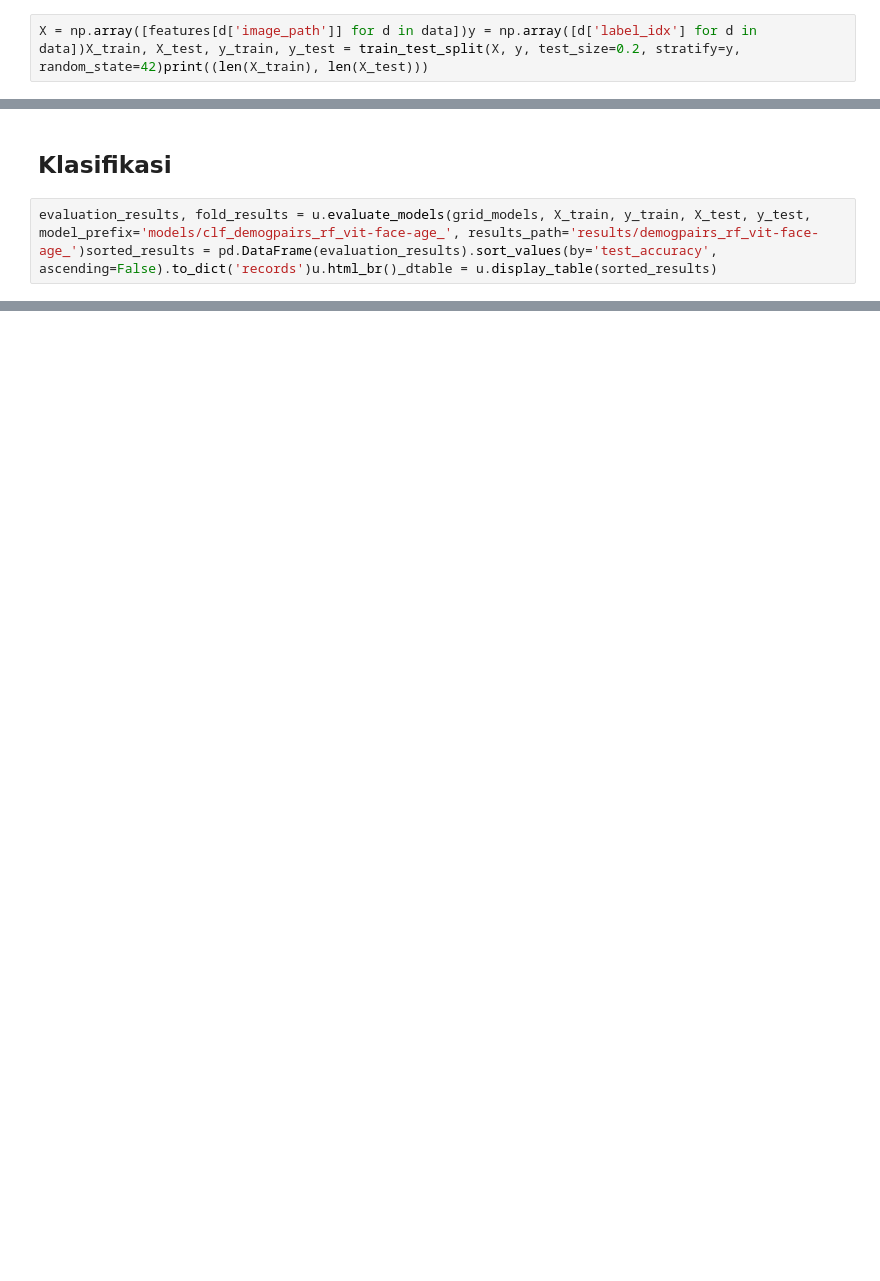
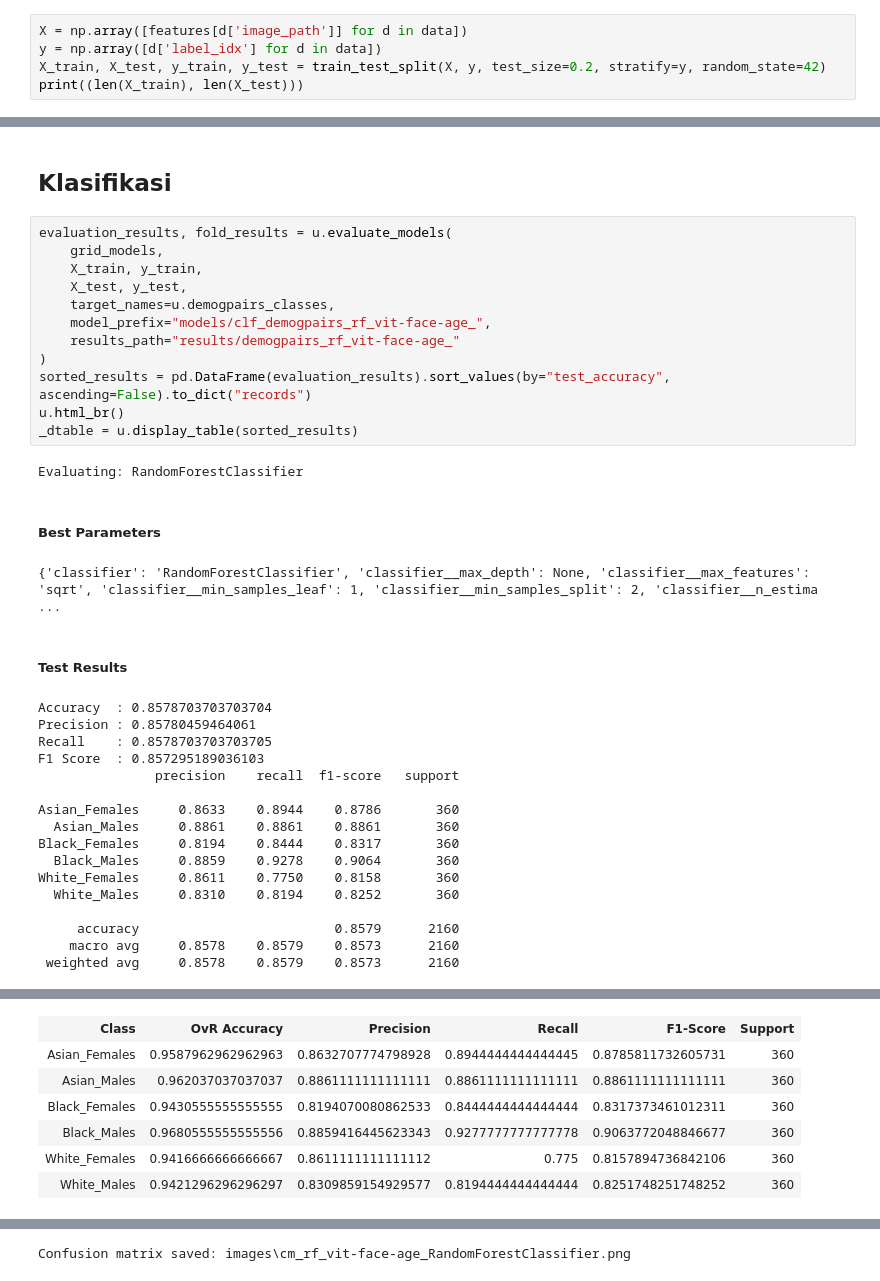
Before and after one commit to rafyakbar/face-race-gender-classification-using-multi-domain-vit, a Jupyter notebook: experiment/code/2.4.4_rf_vit-face-age_demogpairs.ipynb, the cells around one changed output, grey strips where cells are left out. Saved outputs shown, nothing was run; the diff lists cells and outputs as text; blank space fills up the shorter version.

Commit message:
fix: update RF notebooks (add target_names, fix single-line cells)

```diff
--- a/experiment/code/2.4.4_rf_vit-face-age_demogpairs.ipynb
+++ b/experiment/code/2.4.4_rf_vit-face-age_demogpairs.ipynb
@@ -33,4 +51,7 @@ print('Jumlah fitur per gambar:', np.array(features[list(features.keys())[0]]).s
 # %% [markdown]
 ## Split Data
 # %%
-X = np.array([features[d['image_path']] for d in data])y = np.array([d['label_idx'] for d in data])X_train, X_test, y_train, y_test = train_test_split(X, y, test_size=0.2, stratify=y, random_state=42)print((len(X_train), len(X_test)))
+X = np.array([features[d['image_path']] for d in data])
+y = np.array([d['label_idx'] for d in data])
+X_train, X_test, y_train, y_test = train_test_split(X, y, test_size=0.2, stratify=y, random_state=42)
+print((len(X_train), len(X_test)))
@@ -80,4 +105,35 @@ for params in grid_params:
 # %% [markdown]
 ## Klasifikasi
 # %%
-evaluation_results, fold_results = u.evaluate_models(grid_models, X_train, y_train, X_test, y_test, model_prefix='models/clf_demogpairs_rf_vit-face-age_', results_path='results/demogpairs_rf_vit-face-age_')sorted_results = pd.DataFrame(evaluation_results).sort_values(by='test_accuracy', ascending=False).to_dict('records')u.html_br()_dtable = u.display_table(sorted_results)
+evaluation_results, fold_results = u.evaluate_models(
+    grid_models,
+    X_train, y_train,
+    X_test, y_test,
+    target_names=u.demogpairs_classes,
+    model_prefix="models/clf_demogpairs_rf_vit-face-age_",
+    results_path="results/demogpairs_rf_vit-face-age_"
+)
+sorted_results = pd.DataFrame(evaluation_results).sort_values(by="test_accuracy", ascending=False).to_dict("records")
+u.html_br()
+_dtable = u.display_table(sorted_results)
+# %% [output]
+Evaluating: RandomForestClassifier
+Best Parameters
+{'classifier': 'RandomForestClassifier', 'classifier__max_depth': None, 'classifier__max_features': 'sqrt', 'classifier__min_samples_leaf': 1, 'classifier__min_samples_split': 2, 'classifier__n_estima ...
+Test Results
+Accuracy  : 0.8578703703703704
+Precision : 0.85780459464061
+Recall    : 0.8578703703703705
+F1 Score  : 0.857295189036103
+               precision    recall  f1-score   support
+
+Asian_Females     0.8633    0.8944    0.8786       360
+  Asian_Males     0.8861    0.8861    0.8861       360
+Black_Females     0.8194    0.8444    0.8317       360
+  Black_Males     0.8859    0.9278    0.9064       360
+White_Females     0.8611    0.7750    0.8158       360
+  White_Males     0.8310    0.8194    0.8252       360
+
+     accuracy                         0.8579      2160
+    macro avg     0.8578    0.8579    0.8573      2160
+ weighted avg     0.8578    0.8579    0.8573      2160
@@ -83,0 +141,7 @@ evaluation_results, fold_results = u.evaluate_models(grid_models, X_train, y_tra
+| Class | OvR Accuracy | Precision | Recall | F1-Score | Support |
+| Asian_Females | 0.9587962962962963 | 0.8632707774798928 | 0.8944444444444445 | 0.8785811732605731 | 360 |
+| Asian_Males | 0.962037037037037 | 0.8861111111111111 | 0.8861111111111111 | 0.8861111111111111 | 360 |
+| Black_Females | 0.9430555555555555 | 0.8194070080862533 | 0.8444444444444444 | 0.8317373461012311 | 360 |
+| Black_Males | 0.9680555555555556 | 0.8859416445623343 | 0.9277777777777778 | 0.9063772048846677 | 360 |
+| White_Females | 0.9416666666666667 | 0.8611111111111112 | 0.775 | 0.8157894736842106 | 360 |
+| White_Males | 0.9421296296296297 | 0.8309859154929577 | 0.8194444444444444 | 0.8251748251748252 | 360 |
@@ -83,0 +149 @@ evaluation_results, fold_results = u.evaluate_models(grid_models, X_train, y_tra
+Confusion matrix saved: images\cm_rf_vit-face-age_RandomForestClassifier.png
```
Also changed, not shown: parts of 9 cells of this notebook, 6 other files.
